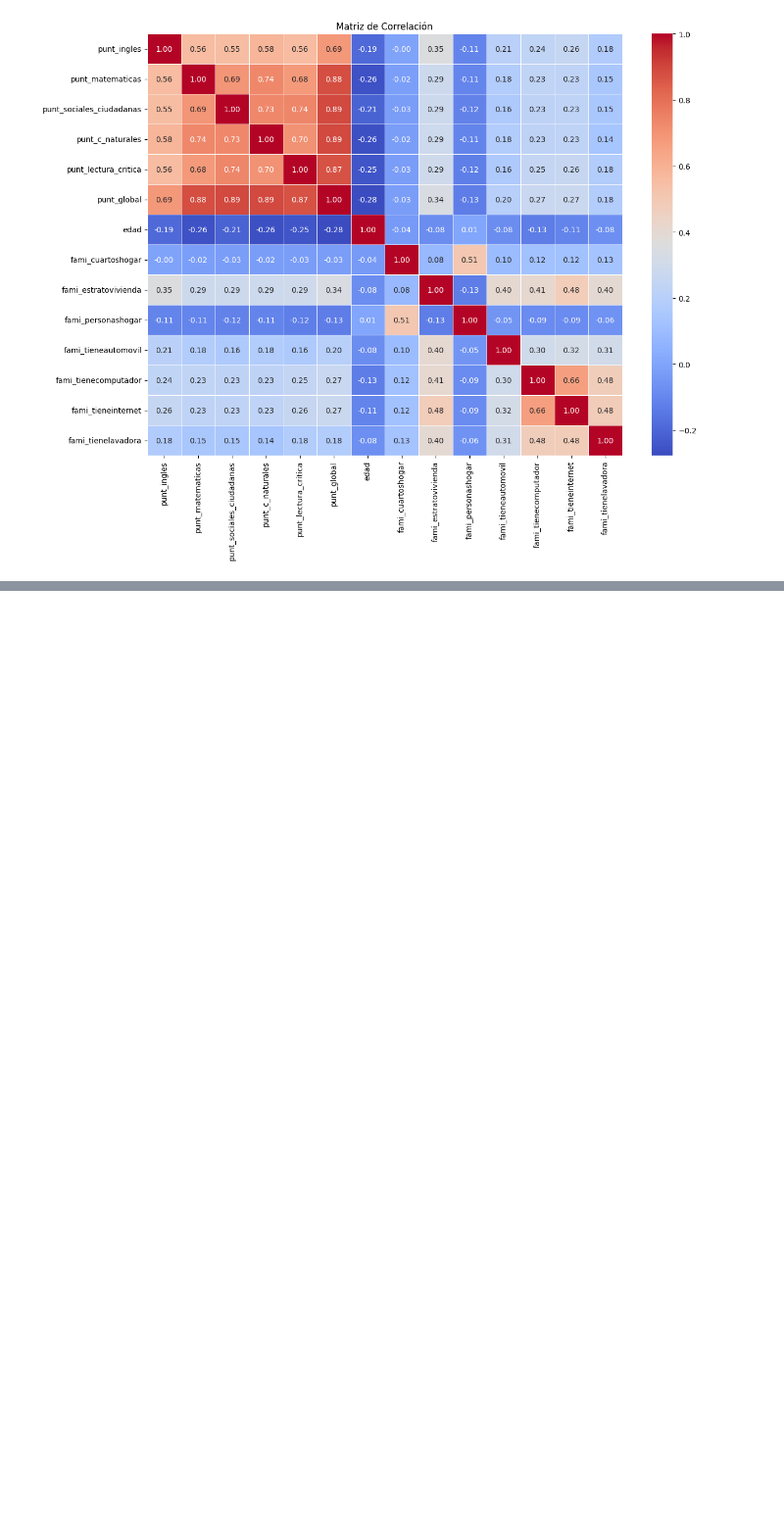
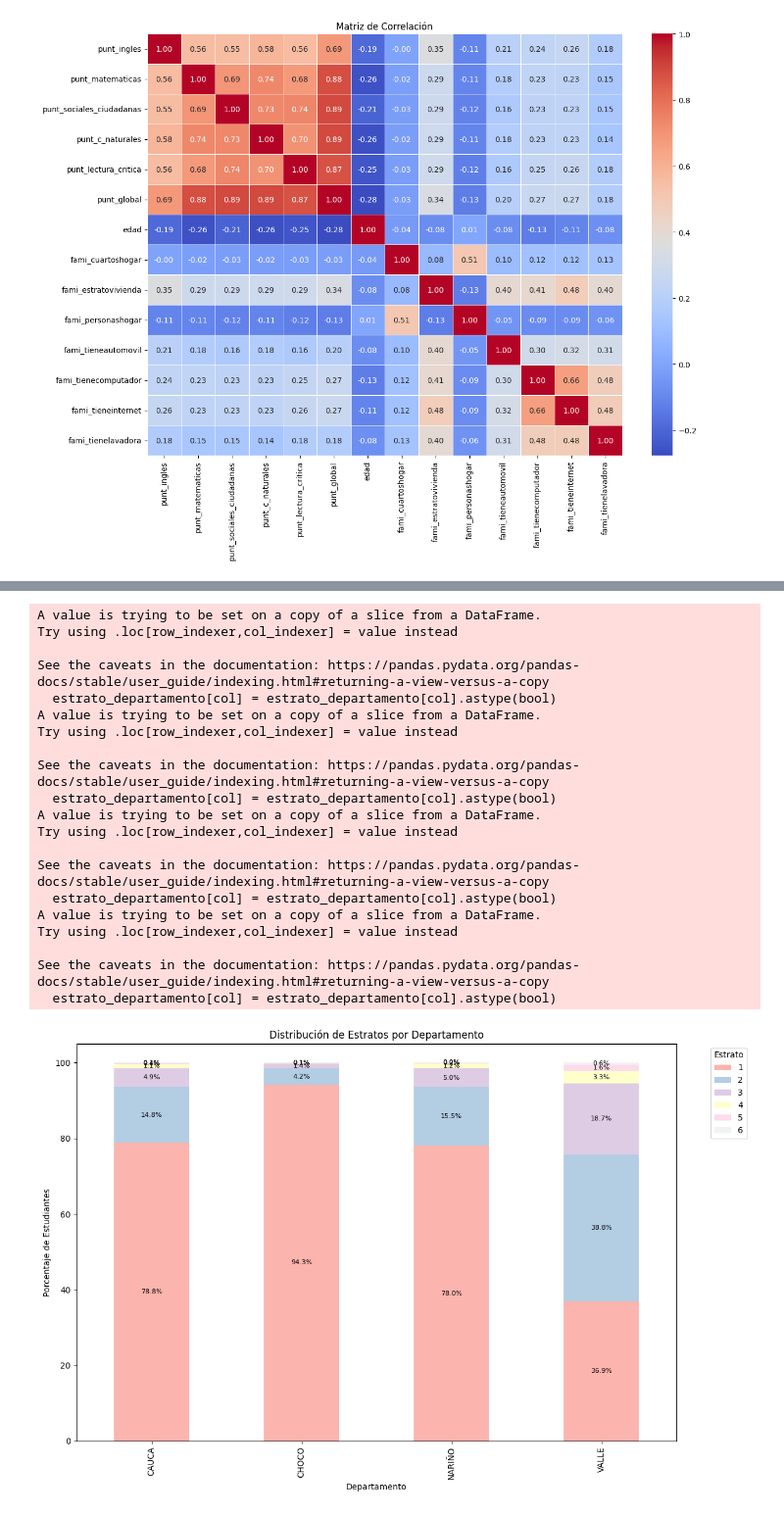
Before and after one commit to emartinezg4/ACTD-proyecto3, a Jupyter notebook: exploracion/Exploracion.ipynb, the cells around one changed output, grey strips where cells are left out. Shown at 98% size. Cells and saved outputs as stored; diff of their text form; code cells hidden in the pictures; blank space fills up the shorter version.

```diff
--- a/exploracion/Exploracion.ipynb
+++ b/exploracion/Exploracion.ipynb
@@ -433,0 +645,64 @@ plt.show()
+# %%
+import pandas as pd
+import matplotlib.pyplot as plt
+
+# Crear una copia del DataFrame original
+df_nuevo = df.copy()
+
+# Filtrar solo las columnas relevantes para los departamentos y los estratos de vivienda
+estrato_departamento = df_nuevo[['cole_depto_ubi_CAUCA', 'cole_depto_ubi_CHOCO', 'cole_depto_ubi_NARIÑO', 'cole_depto_ubi_VALLE', 'fami_estratovivienda']]
+
+# Renombrar las columnas de los departamentos
+estrato_departamento.columns = ['CAUCA', 'CHOCO', 'NARIÑO', 'VALLE', 'Estrato']
+
+# Convertir las columnas de los departamentos a valores booleanos
+for col in ['CAUCA', 'CHOCO', 'NARIÑO', 'VALLE']:
+    estrato_departamento[col] = estrato_departamento[col].astype(bool)
+
+# Agrupar por departamento y estrato de vivienda y contar las ocurrencias
+estrato_departamento = estrato_departamento.groupby(['Estrato']).sum().T
+
+# Convertir los valores a porcentajes
+estrato_departamento_percentage = estrato_departamento.div(estrato_departamento.sum(axis=1), axis=0) * 100
+
+# Crear el gráfico de barras apiladas con porcentajes y un colormap suave
+ax = estrato_departamento_percentage.plot(kind='bar', stacked=True, figsize=(12, 8), colormap='Pastel1')
+
+# Añadir etiquetas de porcentaje a cada barra
+for c in ax.containers:
+    labels = [f'{v.get_height():.1f}%' if v.get_height() > 0 else '' for v in c]
+    ax.bar_label(c, labels=labels, label_type='center', fontsize=8)
+
+# Configurar el gráfico
+plt.xlabel('Departamento')
+plt.ylabel('Porcentaje de Estudiantes')
+plt.title('Distribución de Estratos por Departamento')
+plt.legend(title='Estrato', bbox_to_anchor=(1.05, 1), loc='upper left')
+
+# Ajustar diseño
+plt.tight_layout()
+
+# Mostrar el gráfico
+plt.show()
+# %% [output]
+A value is trying to be set on a copy of a slice from a DataFrame.
+Try using .loc[row_indexer,col_indexer] = value instead
+
+See the caveats in the documentation: https://pandas.pydata.org/pandas-docs/stable/user_guide/indexing.html#returning-a-view-versus-a-copy
+  estrato_departamento[col] = estrato_departamento[col].astype(bool)
+A value is trying to be set on a copy of a slice from a DataFrame.
+Try using .loc[row_indexer,col_indexer] = value instead
+
+See the caveats in the documentation: https://pandas.pydata.org/pandas-docs/stable/user_guide/indexing.html#returning-a-view-versus-a-copy
+  estrato_departamento[col] = estrato_departamento[col].astype(bool)
+A value is trying to be set on a copy of a slice from a DataFrame.
+Try using .loc[row_indexer,col_indexer] = value instead
+
+See the caveats in the documentation: https://pandas.pydata.org/pandas-docs/stable/user_guide/indexing.html#returning-a-view-versus-a-copy
+  estrato_departamento[col] = estrato_departamento[col].astype(bool)
+A value is trying to be set on a copy of a slice from a DataFrame.
+Try using .loc[row_indexer,col_indexer] = value instead
+
+See the caveats in the documentation: https://pandas.pydata.org/pandas-docs/stable/user_guide/indexing.html#returning-a-view-versus-a-copy
+  estrato_departamento[col] = estrato_departamento[col].astype(bool)
+[figure, added]
```
Also changed, not shown: parts of 13 cells of this notebook, 1 other file.
